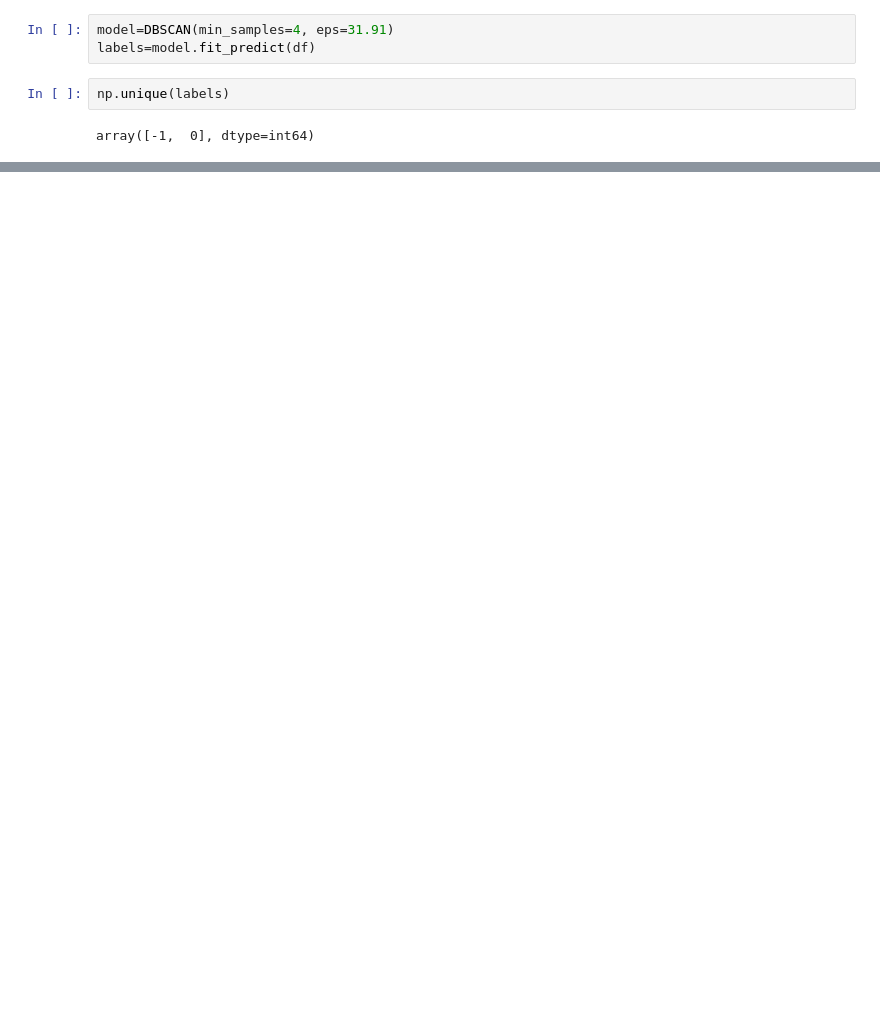
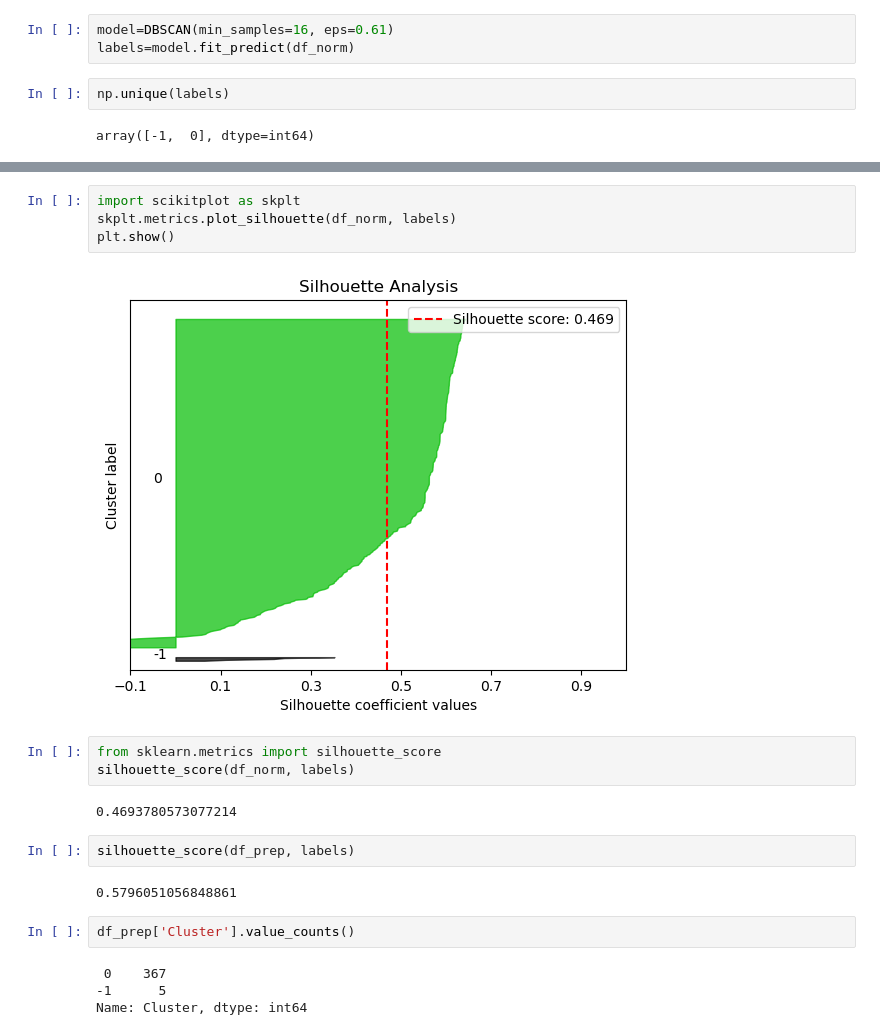
Before and after one commit to NemanjaGojkovic/Primena_naprednih_metoda_klasterovanja_u_rukometnoj_Bundes_ligi, a Jupyter notebook: Analiza podataka.ipynb, the cells around one changed output, grey strips where cells are left out. Saved outputs shown, nothing was run; the diff lists cells and outputs as text; blank space fills up the shorter version.

Commit message:
Odradjen DBSCAN i njegova evaulacija

```diff
--- a/Analiza podataka.ipynb
+++ b/Analiza podataka.ipynb
@@ -186,8 +230,8 @@ plt.show()
 # %%
 from sklearn.cluster import DBSCAN
 # %%
-model=DBSCAN(min_samples=4, eps=31.91)
-labels=model.fit_predict(df)
+model=DBSCAN(min_samples=16, eps=0.61)
+labels=model.fit_predict(df_norm)
 # %%
 np.unique(labels)
 # %% [output]
@@ -194,0 +274,21 @@ array([-1,  0], dtype=int64)
+# %%
+import scikitplot as skplt
+skplt.metrics.plot_silhouette(df_norm, labels)
+plt.show()
+# %% [output]
+[figure, added]
+# %%
+from sklearn.metrics import silhouette_score
+silhouette_score(df_norm, labels)
+# %% [output]
+0.4693780573077214
+# %%
+silhouette_score(df_prep, labels)
+# %% [output]
+0.5796051056848861
+# %%
+df_prep['Cluster'].value_counts()
+# %% [output]
+ 0    367
+-1      5
+Name: Cluster, dtype: int64
```
Also changed, not shown: parts of 13 cells of this notebook.
